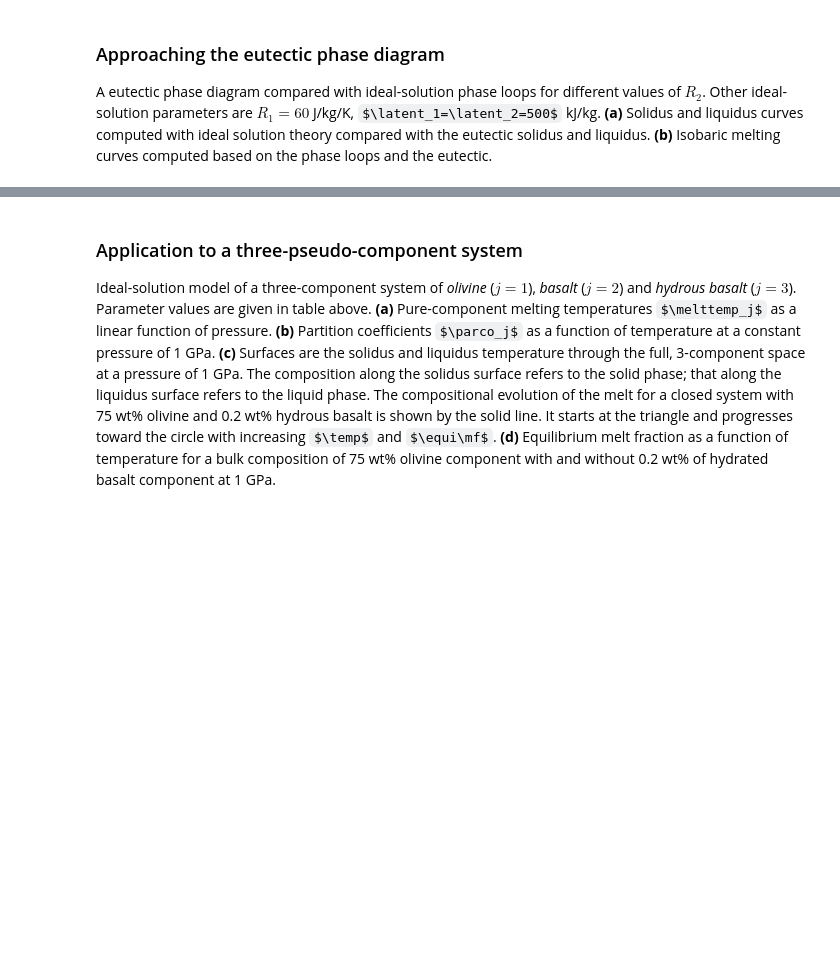
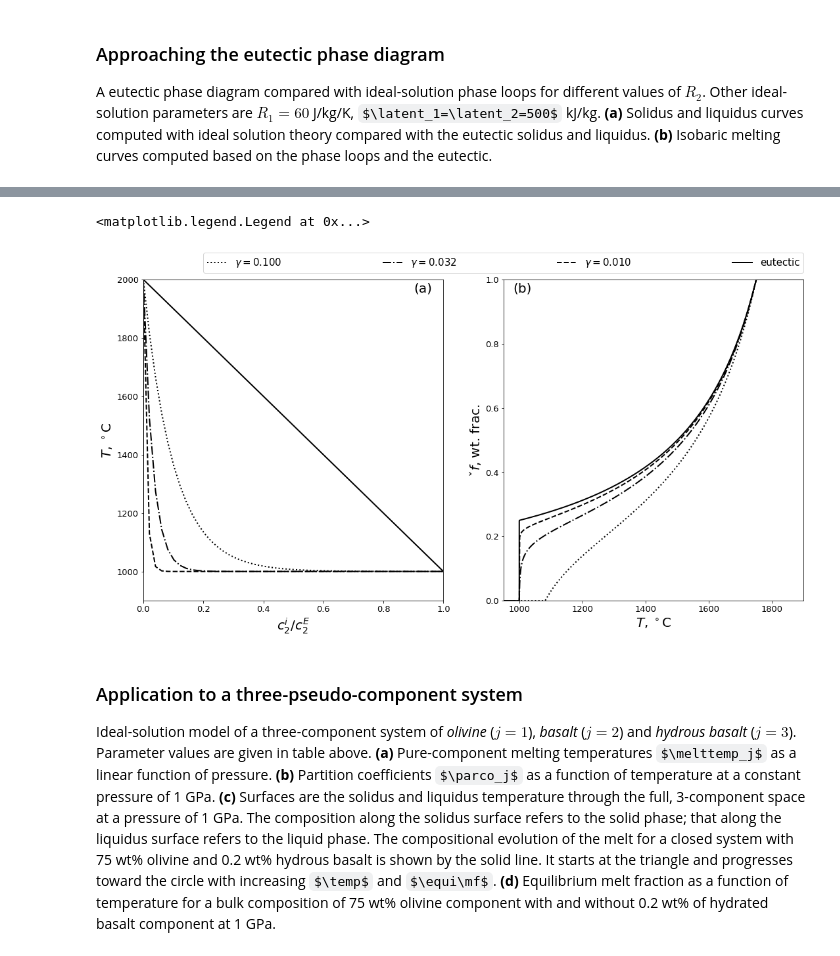
Before and after one commit to FoaLab/partially-molten-rock-PUP, a Jupyter notebook: content/features/ch10.ipynb, the cells around one changed output, grey strips where cells are left out. Cells and saved outputs as stored; diff of their text form; code cells hidden in the pictures; some formulas as TeX source; blank space fills up the shorter version.

Commit message:
implementation of Figure 10.3

```diff
--- a/content/features/ch10.ipynb
+++ b/content/features/ch10.ipynb
@@ -425,0 +377,3 @@ NameError: name 'R_DMC_Calibration' is not defined
+# %%
+def pseudoEutecticLiquidus(C, T0, Te, gamma):
+    return T0 + (Te-T0)*C
@@ -426,3 +394,62 @@ NameError: name 'R_DMC_Calibration' is not defined
+# %%
+npts =  500
+Tref = 1350
+Tvar = np.linspace(950, 1900, npts)
+cref = np.array([0.75, 0.25])
+Pref = 1
+P    = np.linspace(0.0, 7.0, 300)
+T0   =  2000
+Te   =  1000
+L    =  500e3
+
+gamma_arr = np.flip(np.logspace(-2, -1, 3))
+plotstyle = [':k', '-.k', '--k']
+cp = 1200
+H = np.linspace(-L, L + cp*(T0-Te), 1000)
+# %%
+fig, ((axA, axB)) = plt.subplots(nrows=1, ncols=2, figsize=(18.0, 9.0))
+
+T = np.linspace(T0, Te)
+X = (T-Te)/(T0-Te)
+C = 1 - X
+
+axA.plot(C, T,'-k', linewidth=2)
+axA.plot([0, 0], [Te, T0],'-k', linewidth=2)
+for gamma, pltstyle in zip(gamma_arr, plotstyle):
+    Ts = pseudoEutecticSolidus(C, T0, Te, gamma)
+    axA.plot(C, Ts, pltstyle, linewidth=2)
+
+axA.set_ylabel('$T$, $^\circ$C', fontsize=20)
+axA.set_xlim((0, 1))
+axA.set_xlabel('${c}^i_2/c^E_2$', fontsize=20)
+axA.set_ylim((900, 2000))
+axA.text(0.9, 1990.,'(a)', fontsize=20, verticalalignment='top', horizontalalignment='left')
+axA.tick_params(axis='both', which='major', labelsize=13)
+
+TE, fE = equilibriumEutectic(H, cref, T0, Te, L, cp)
+T = np.sort(np.hstack((Tvar, Te)))
+plots = []
+labels = []
+for gamma, pltstyle in zip(gamma_arr, plotstyle):
+    theta_f = equilibriumPseudoEutectic(T, cref[1], T0, Te, L, gamma)
+    plots.append(axB.plot(T, theta_f, pltstyle, linewidth=2))
+    labels.append('$\gamma=${:.3f}'.format(gamma))
+plots.append(axB.plot(TE, fE, '-k', linewidth=2))
+labels.append('eutectic')
+
+axB.set_xlim([950, 1900])
+axB.set_ylim([0, 1])
+axB.set_xlabel('$T$, $^\circ$C', fontsize=20)
+axB.set_ylabel('$\check{f}$, wt. frac.', fontsize=20)
+axB.text(980, 0.99,'(b)', fontsize=20, verticalalignment='top', horizontalalignment='left')
+axB.tick_params(axis='both', which='major', labelsize=13)
+
+handles = [p[0] for p in plots]
+plt.legend(handles=handles, fontsize=15, labels=labels,
+           bbox_to_anchor=(-1.0, 1.02, 2., .2),  loc='lower left', ncol=4, mode="expand", borderaxespad=0.)
+# %% [output]
+<matplotlib.legend.Legend at 0x...>
+[figure, added]
 # %% [markdown]
 ### Application to a three-pseudo-component system
 
```
Also changed, not shown: parts of 5 cells of this notebook.
